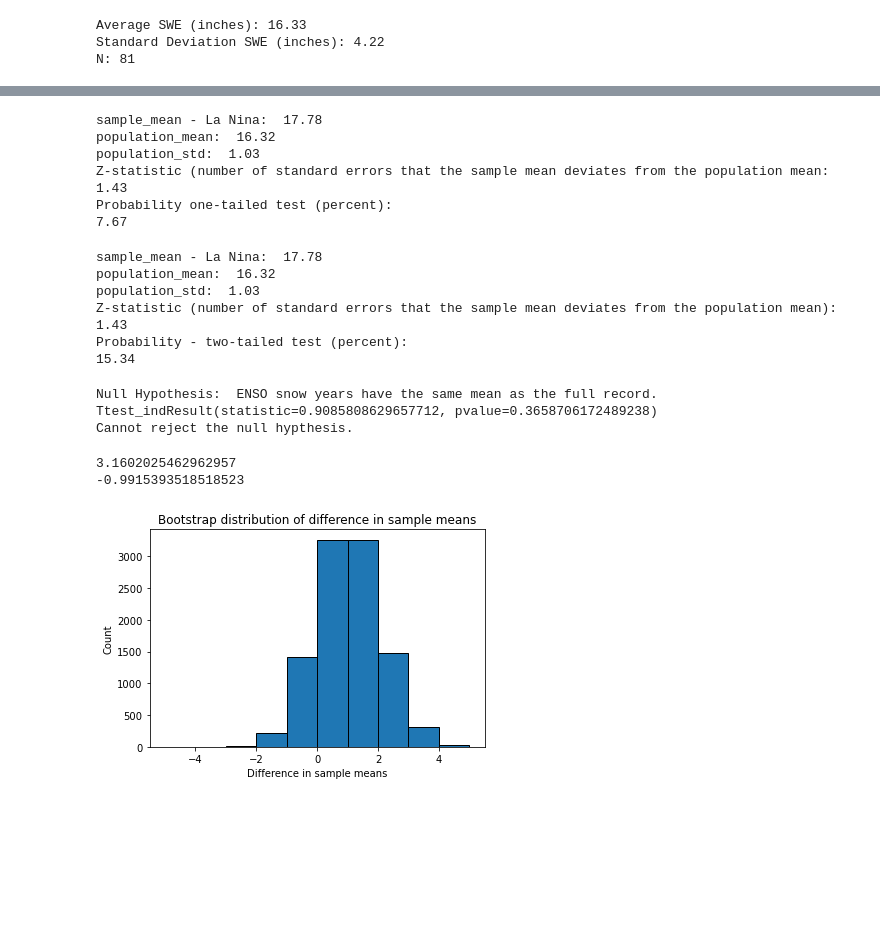
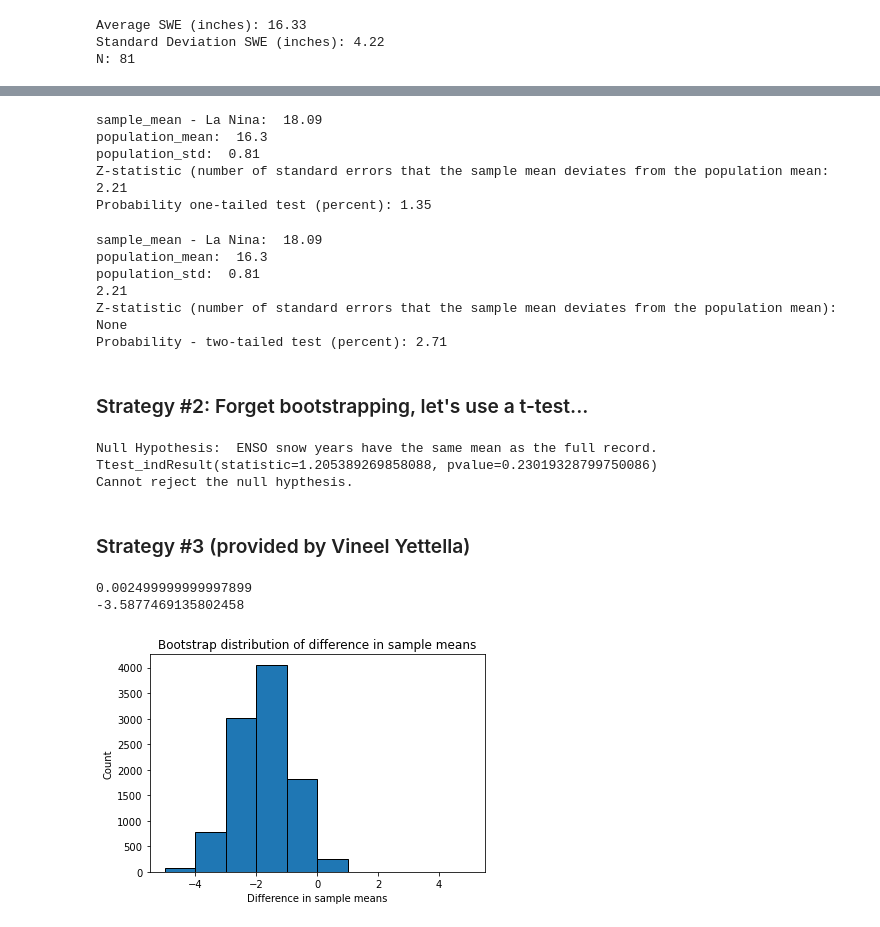
Before and after one commit to chrisrwp/ATOC_7500_Data_Analysis, a Jupyter notebook: Lab_1/ATOC7500_applicationlab1_bootstrapping.ipynb, the cells around one changed output, grey strips where cells are left out. Cells and saved outputs as stored; diff of their text form; code cells hidden in the pictures; blank space fills up the shorter version.

```diff
--- a/Lab_1/ATOC7500_applicationlab1_bootstrapping.ipynb
+++ b/Lab_1/ATOC7500_applicationlab1_bootstrapping.ipynb
@@ -240,19 +235,15 @@ z_nina=(sample_mean-population_mean)/xstd
 print("sample_mean - La Nina: ",np.str(np.round(sample_mean,2)))
 print("population_mean: ",np.str(np.round(population_mean,2)))
 print("population_std: ",np.str(np.round(population_std,2)))
-print("Z-statistic (number of standard errors that the sample mean deviates from the population mean:")
-print(np.round(z_nina,2))
+print("Z-statistic (number of standard errors that the sample mean deviates from the population mean:", np.round(z_nina,2))
 prob=(1-stats.norm.cdf(np.abs(z_nina)))*100 ##this is a one-sided test
-print("Probability one-tailed test (percent):")
-print(np.round(prob,2))
+print("Probability one-tailed test (percent):", np.round(prob,2))
 # %% [output]
-sample_mean - La Nina:  17.78
-population_mean:  16.32
-population_std:  1.03
-Z-statistic (number of standard errors that the sample mean deviates from the population mean:
-1.43
-Probability one-tailed test (percent):
-7.67
+sample_mean - La Nina:  18.09
+population_mean:  16.3
+population_std:  0.81
+Z-statistic (number of standard errors that the sample mean deviates from the population mean: 2.21
+Probability one-tailed test (percent): 1.35
 # %%
 ## What is the probability that the snowfall during La Nina differed just due to chance?
 ## Using Barnes equation (83) on page 15 to calculate probability using z-statistic
@@ -266,36 +257,36 @@ z_nina=(sample_mean-population_mean)/xstd
 print("sample_mean - La Nina: ",np.str(np.round(sample_mean,2)))
 print("population_mean: ",np.str(np.round(population_mean,2)))
 print("population_std: ",np.str(np.round(population_std,2)))
-print("Z-statistic (number of standard errors that the sample mean deviates from the population mean):")
-print(np.round(z_nina,2))
+print("Z-statistic (number of standard errors that the sample mean deviates from the population mean):", print(np.round(z_nina,2)))
 prob=(1-stats.norm.cdf(np.abs(z_nina)))*2*100 ##this is a two-sided test
-print("Probability - two-tailed test (percent):")
-print(np.round(prob,2))
+print("Probability - two-tailed test (percent):", np.round(prob,2))
 # %% [output]
-sample_mean - La Nina:  17.78
-population_mean:  16.32
-population_std:  1.03
-Z-statistic (number of standard errors that the sample mean deviates from the population mean):
-1.43
-Probability - two-tailed test (percent):
-15.34
+sample_mean - La Nina:  18.09
+population_mean:  16.3
+population_std:  0.81
+2.21
+Z-statistic (number of standard errors that the sample mean deviates from the population mean): None
+Probability - two-tailed test (percent): 2.71
+# %% [markdown]
+### Strategy #2:  Forget bootstrapping, let's use a t-test...
 # %%
-### Strategy #2:  Forget bootstrapping, let's use a t-test...
 ## Apply a t-test to test the null hypothesis that the means of the two samples
 ## are the same at the 95% confidence level (alpha=0.025, two-sided test)
 ## If pvalue < alpha - reject null hypothesis.
 print('Null Hypothesis:  ENSO snow years have the same mean as the full record.')
-stats.ttest_ind(data['LovelandPass_April1SWE_inches'],data[data.Nino34_anomaly_prevDec>1.0]['LovelandPass_April1SWE_inches'])
-print(stats.ttest_ind(data['LovelandPass_April1SWE_inches'],data[data.Nino34_anomaly_prevDec>1.0]['LovelandPass_April1SWE_inches']))
+stats.ttest_ind(data['LovelandPass_April1SWE_inches'],data[data.Nino34_anomaly_prevDec>Nino_threshold]['LovelandPass_April1SWE_inches'])
+print(stats.ttest_ind(data['LovelandPass_April1SWE_inches'],data[data.Nino34_anomaly_prevDec>Nina_threshold]['LovelandPass_April1SWE_inches']))
 print('Cannot reject the null hypthesis.')
 # %% [output]
 Null Hypothesis:  ENSO snow years have the same mean as the full record.
-Ttest_indResult(statistic=0.9085808629657712, pvalue=0.3658706172489238)
+Ttest_indResult(statistic=1.205389269858088, pvalue=0.23019328799750086)
 Cannot reject the null hypthesis.
+# %% [markdown]
+### Strategy #3 (provided by Vineel Yettella)
 # %%
-### Strategy #3 (provided by Vineel Yettella)
+#N.B looked at La Nina by changing >1 to <0.5
 SWE = data['LovelandPass_April1SWE_inches']
-SWE_nino = data[data.Nino34_anomaly_prevDec>1.0]['LovelandPass_April1SWE_inches']
+SWE_nino = data[data.Nino34_anomaly_prevDec<-0.5]['LovelandPass_April1SWE_inches']
 
 #We start by setting up a null hypothesis H0.
 #Our H0 will be that the difference in means of the two populations that the samples came from is equal to zero.
@@ -313,33 +304,33 @@ bootstrap_statistic = np.empty(10000)
 for i in range(1,10000):
 
     #create a resample of SWE by sampling with replacement (same length as SWE)
     resample_original = np.random.choice(SWE, len(SWE), replace=True)
 
     #create a resample of SWE_nino by sampling with replacement (same length as SWE_nino)
     resample_nino = np.random.choice(SWE_nino, len(SWE_nino), replace=True)
 
     #Compute the test statistic from the resampled data, i.e., the difference in means
     bootstrap_statistic[i] = np.mean(resample_original) - np.mean(resample_nino)
 
 #Let's plot the distribution of the test statistic
 plt.hist(bootstrap_statistic,[-5,-4,-3,-2,-1,0,1,2,3,4,5],edgecolor='black')
 plt.xlabel('Difference in sample means')
 plt.ylabel('Count')
 plt.title('Bootstrap distribution of difference in sample means')
 
 #Create 95% CI from the bootstrapped distribution. The upper limit of the CI is defined as the 97.5% percentile
 #and the lower limit as the 2.5% percentile of the boostrap distribution, so that 95% of the
 #distribution lies within the two limits
 
 CI_up = np.percentile(bootstrap_statistic, 100*(1 - alpha/2.0))
 CI_lo = np.percentile(bootstrap_statistic, 100*(alpha/2.0))
 
 print(CI_up)
 print(CI_lo)
 
 #We see that the confidence interval contains zero, so we fail to reject the null hypothesis that the difference
 #in means is equal to zero
 # %% [output]
-3.1602025462962957
--0.9915393518518523
+0.002499999999997899
+-3.5877469135802458
-[figure, old version]
+[figure, new version]
```
Also changed, not shown: parts of 16 cells of this notebook, 2 other files.
